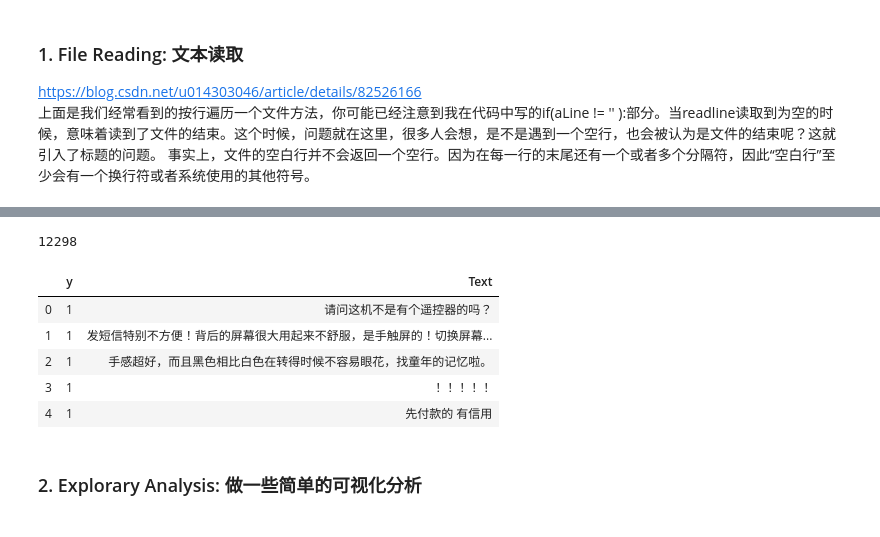
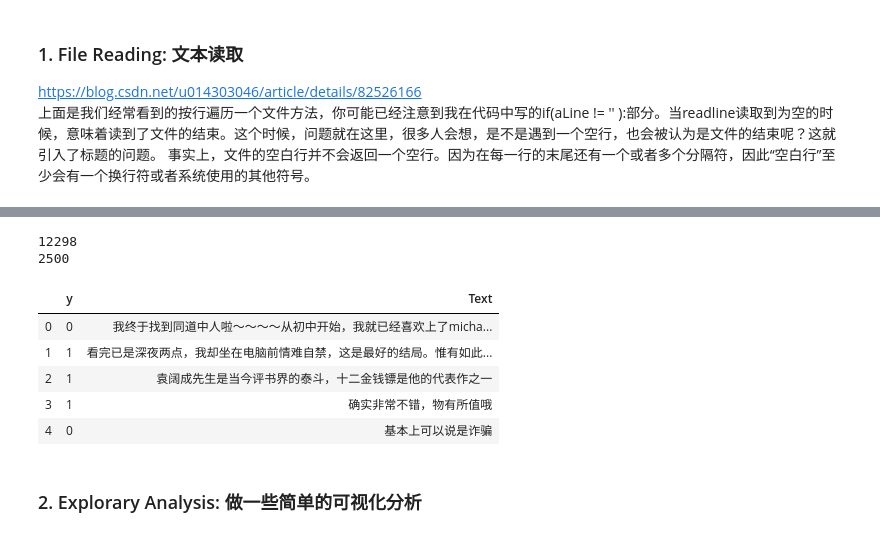
Before and after one commit to WayneMao/Machine_Learning, a Jupyter notebook: 10Emotional_analysis_system/Project3/starter_code.ipynb, the cells around one changed output, grey strips where cells are left out. Cells and saved outputs as stored; diff of their text form; code cells hidden in the pictures.

Commit message:
data preprocess

```diff
--- a/10Emotional_analysis_system/Project3/starter_code.ipynb
+++ b/10Emotional_analysis_system/Project3/starter_code.ipynb
@@ -103,18 +121,22 @@ def process_file():
 
     train_pos_comments  = train_file(train_pos_file)
     train_pos_num = len(train_pos_comments)
-    print(train_pos_num)
+    #print(train_pos_num)
     train_neg_comments  = train_file(train_neg_file)
     train_neg_num = len(train_neg_comments)
-    print(train_pos_num)
+    #print(train_pos_num)
     train_labels = np.array([1]*train_pos_num + [0]*train_neg_num) # 正面评价 为 1，负面评价为 0
     train_comments = train_pos_comments + train_neg_comments #12298
 
-    return train_comments,train_labels
+    test_comments,tets_labels = test_file(test_comb_file)
+#     print(len(test_comments))
+#     print(len(tets_labels))
+
+    return train_comments,train_labels,test_comments,tets_labels
 
 
-train_comments,train_labels = process_file()
-train_comments = train_pos_comments + train_neg_comments
-#train_comments.append(train_neg_comments)
+train_comments,train_labels,test_comments,tets_labels = process_file()
 print(len(train_comments))
+print(len(test_comments))
+print(len(tets_labels))
 # %% [output]
@@ -124,21 +163,26 @@ print(len(train_comments))
 # %%
-import pandas as pd
-import numpy as np
-
 train_labels = pd.DataFrame(train_labels,columns=['y'])
 train_comments = pd.DataFrame(train_comments,columns=['Text'])
 
 train = pd.concat([train_labels,train_comments],axis=1)
 print(len(train))
-train.head()
+#train.head()
+
+tets_labels = pd.DataFrame(tets_labels,columns=['y'])
+tets_labels['y'] = tets_labels['y'].map({'0':0,'1':1}) # 将string 0,1 映射成 数字 0,1;  one-hot
+test_comments = pd.DataFrame(test_comments,columns=['Text'])
+test = pd.concat([tets_labels,test_comments],axis=1)
+print(len(test))
+test.head()
 # %% [output]
 12298
+2500
 |  | y | Text |
-| 0 | 1 | 请问这机不是有个遥控器的吗？ |
-| 1 | 1 | 发短信特别不方便！背后的屏幕很大用起来不舒服，是手触屏的！切换屏幕... |
-| 2 | 1 | 手感超好，而且黑色相比白色在转得时候不容易眼花，找童年的记忆啦。 |
-| 3 | 1 | ！！！！！ |
-| 4 | 1 | 先付款的 有信用 |
+| 0 | 0 | 我终于找到同道中人啦～～～～从初中开始，我就已经喜欢上了micha... |
+| 1 | 1 | 看完已是深夜两点，我却坐在电脑前情难自禁，这是最好的结局。惟有如此... |
+| 2 | 1 | 袁阔成先生是当今评书界的泰斗，十二金钱镖是他的代表作之一 |
+| 3 | 1 | 确实非常不错，物有所值哦 |
+| 4 | 0 | 基本上可以说是诈骗 |
 # %% [markdown]
 ### 2. Explorary Analysis: 做一些简单的可视化分析
 # %%
```
Also changed, not shown: parts of 5 cells of this notebook, 1 other file.
